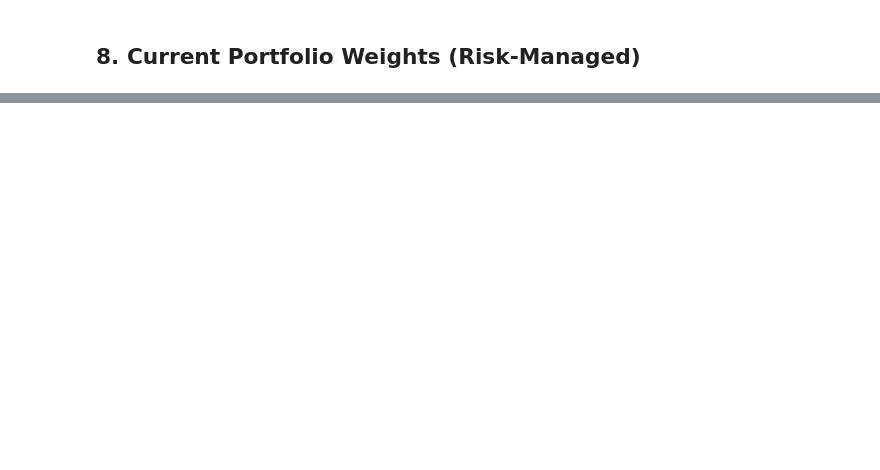
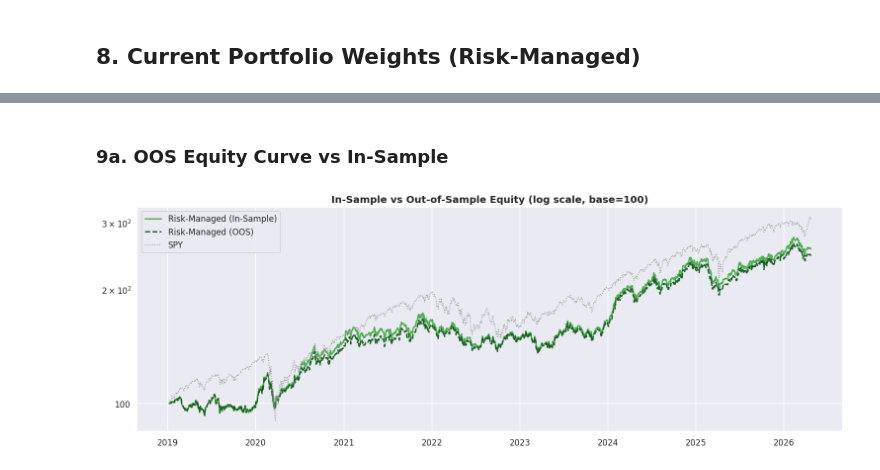
Before and after one commit to riccardo03/Backtest, a Jupyter notebook: quant-backtest/notebooks/analysis.ipynb, the cells around one changed output, grey strips where cells are left out. Drawn from its saved outputs; the diff is of its cells as text; code cells hidden in the pictures; blank space fills up the shorter version.

```diff
--- a/quant-backtest/notebooks/analysis.ipynb
+++ b/quant-backtest/notebooks/analysis.ipynb
@@ -166,0 +218,13 @@ plt.show()
+# %%
+import sys
+sys.path.insert(0, '../src')
+
+from walkforward import run_walkforward, compare_is_vs_oos, WalkForwardConfig
+
+wf_cfg = WalkForwardConfig(train_years=3, test_months=6)
+
+def strategy_fn(fm_slice, close_slice):
+    return risk_managed_strategy(fm_slice, close_slice, top_n=10)
+
+print("Running walk-forward validation (3y train / 6m OOS per fold)...")
+wf = run_walkforward(strategy_fn, close, fm, wf_cfg, cfg, label='Risk-Managed')
@@ -166,0 +248,20 @@ plt.show()
+# %% [markdown]
+### 9a. OOS Equity Curve vs In-Sample
+# %%
+# Align all curves to the OOS start date for fair comparison
+oos_start = wf['oos_equity'].index[0]
+is_eq_trim = r3['equity'].loc[oos_start:]
+bm_eq_trim = bm_eq.loc[oos_start:]
+
+fig, ax = plt.subplots()
+ax.plot(norm(is_eq_trim),      label='Risk-Managed (In-Sample)',  color='#4CAF50', linewidth=1.8)
+ax.plot(norm(wf['oos_equity']), label='Risk-Managed (OOS)',        color='#1B5E20', linewidth=1.8, linestyle='--')
+ax.plot(norm(bm_eq_trim),      label='SPY',                        color='#9E9E9E', linewidth=1.2, linestyle=':')
+ax.set_yscale('log')
+ax.yaxis.set_major_formatter(mtick.FuncFormatter(lambda x, _: f'{x:.0f}'))
+ax.set_title('In-Sample vs Out-of-Sample Equity (log scale, base=100)', fontsize=13, fontweight='bold')
+ax.legend()
+plt.tight_layout()
+plt.show()
+# %% [output]
+[figure, added]
```
Also changed, not shown: parts of 19 cells of this notebook, 4 other files.
